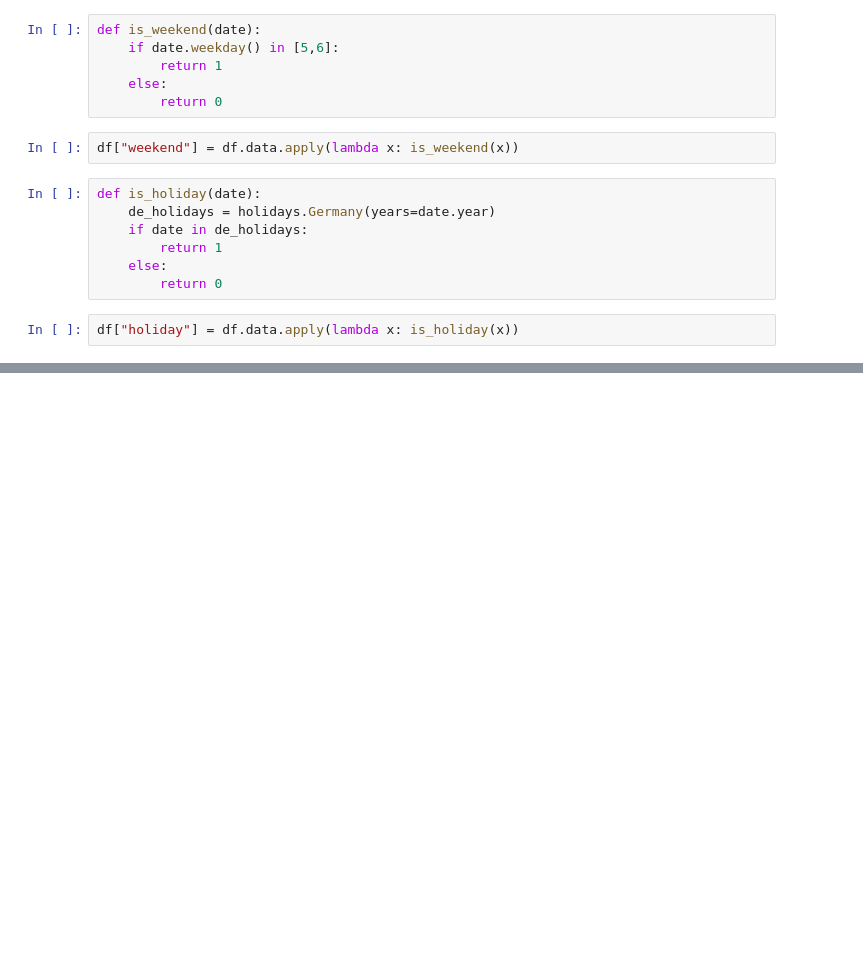
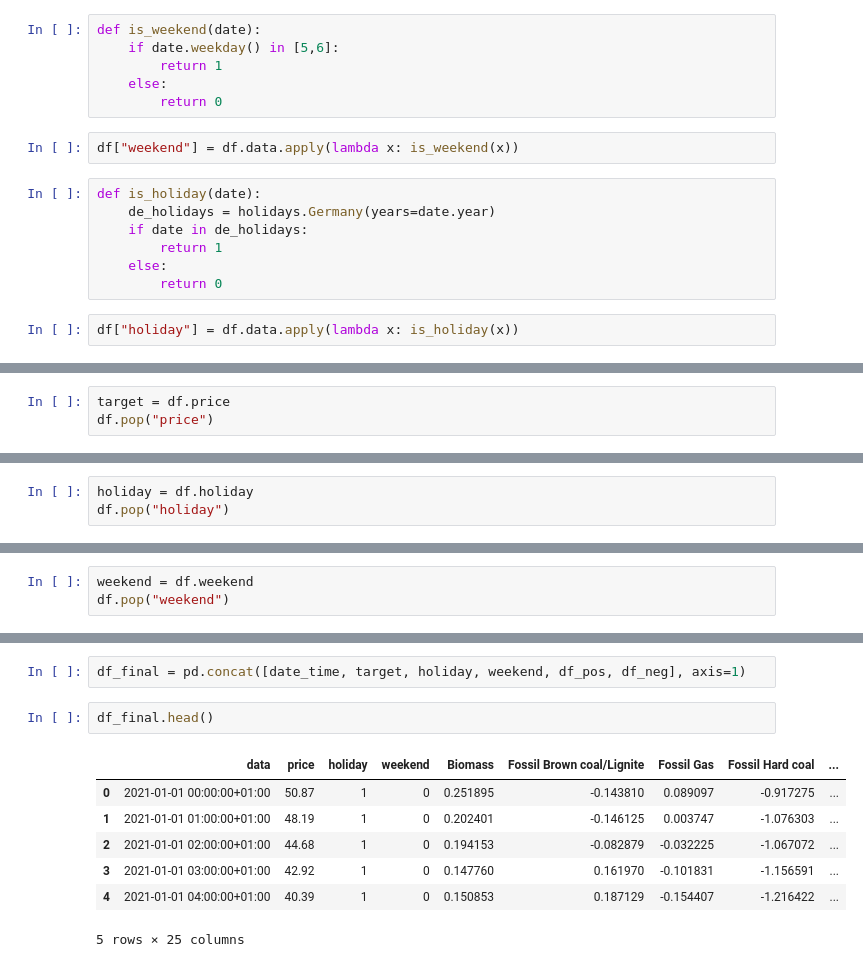
Before and after one commit to Senek18/price_forecast, a Jupyter notebook: data_preparation.ipynb, the cells around one changed output, grey strips where cells are left out. Saved outputs shown, nothing was run; the diff lists cells and outputs as text; blank space fills up the shorter version.

```diff
--- a/data_preparation.ipynb
+++ b/data_preparation.ipynb
@@ -171,0 +213,3 @@ df["holiday"] = df.data.apply(lambda x: is_holiday(x))
+# %%
+target = df.price
+df.pop("price")
@@ -171,0 +229,3 @@ df["holiday"] = df.data.apply(lambda x: is_holiday(x))
+# %%
+holiday = df.holiday
+df.pop("holiday")
@@ -171,0 +245,3 @@ df["holiday"] = df.data.apply(lambda x: is_holiday(x))
+# %%
+weekend = df.weekend
+df.pop("weekend")
@@ -171,0 +279,12 @@ df["holiday"] = df.data.apply(lambda x: is_holiday(x))
+# %%
+df_final = pd.concat([date_time, target, holiday, weekend, df_pos, df_neg], axis=1)
+# %%
+df_final.head()
+# %% [output]
+|  | data | price | holiday | weekend | Biomass | Fossil Brown coal/Lignite | Fossil Gas | Fossil Hard coal | ... |
+| 0 | 2021-01-01 00:00:00+01:00 | 50.87 | 1 | 0 | 0.251895 | -0.143810 | 0.089097 | -0.917275 | ... |
+| 1 | 2021-01-01 01:00:00+01:00 | 48.19 | 1 | 0 | 0.202401 | -0.146125 | 0.003747 | -1.076303 | ... |
+| 2 | 2021-01-01 02:00:00+01:00 | 44.68 | 1 | 0 | 0.194153 | -0.082879 | -0.032225 | -1.067072 | ... |
+| 3 | 2021-01-01 03:00:00+01:00 | 42.92 | 1 | 0 | 0.147760 | 0.161970 | -0.101831 | -1.156591 | ... |
+| 4 | 2021-01-01 04:00:00+01:00 | 40.39 | 1 | 0 | 0.150853 | 0.187129 | -0.154407 | -1.216422 | ... |
+5 rows × 25 columns
```
Also changed, not shown: parts of 10 cells of this notebook.
